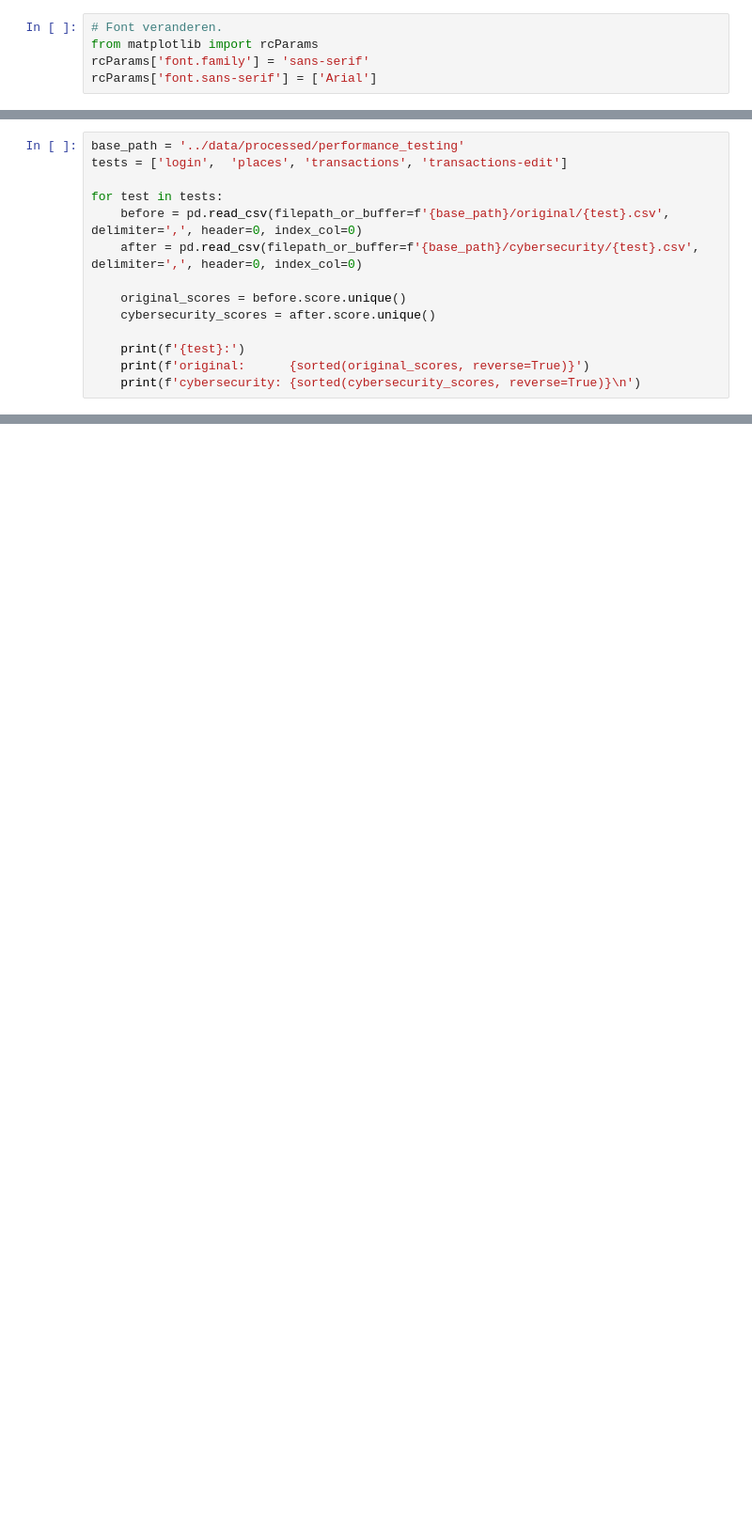
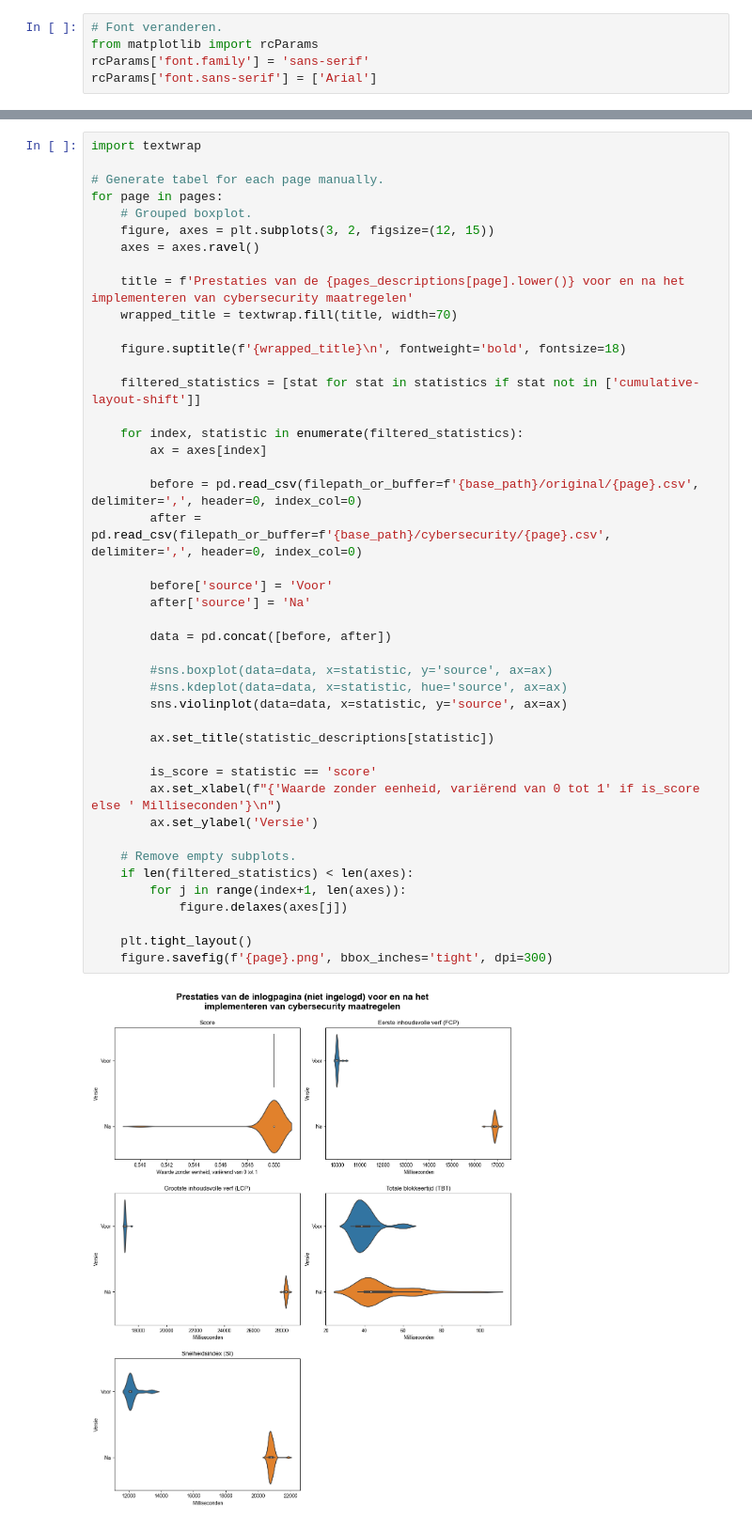
Before and after one commit to jorenvermeersch/bachelorproef-prestatietesten, a Jupyter notebook: data_analysis_and_visualization/performance_testing_frontend/graphs.ipynb, the cells around one changed output, grey strips where cells are left out. Shown at 94% size. Drawn from its saved outputs; the diff is of its cells as text; blank space fills up the shorter version.

Commit message:
graphs lighthouse tests

```diff
--- a/data_analysis_and_visualization/performance_testing_frontend/graphs.ipynb
+++ b/data_analysis_and_visualization/performance_testing_frontend/graphs.ipynb
@@ -123,14 +62,0 @@ plt.show()
-# %%
-base_path = '../data/processed/performance_testing'
-tests = ['login',  'places', 'transactions', 'transactions-edit']
-
-for test in tests:
-    before = pd.read_csv(filepath_or_buffer=f'{base_path}/original/{test}.csv', delimiter=',', header=0, index_col=0)
-    after = pd.read_csv(filepath_or_buffer=f'{base_path}/cybersecurity/{test}.csv', delimiter=',', header=0, index_col=0)
-
-    original_scores = before.score.unique()
-    cybersecurity_scores = after.score.unique()
-
-    print(f'{test}:')
-    print(f'original:      {sorted(original_scores, reverse=True)}')
-    print(f'cybersecurity: {sorted(cybersecurity_scores, reverse=True)}\n')
@@ -152,0 +67,46 @@ cybersecurity: [0.68, 0.67, 0.66, 0.65, 0.64, 0.62, 0.61, 0.6, 0.59, 0.58, 0.57,
+# %%
+import textwrap
+
+# Generate tabel for each page manually.
+for page in pages:
+    # Grouped boxplot.
+    figure, axes = plt.subplots(3, 2, figsize=(12, 15))
+    axes = axes.ravel()
+
+    title = f'Prestaties van de {pages_descriptions[page].lower()} voor en na het implementeren van cybersecurity maatregelen'
+    wrapped_title = textwrap.fill(title, width=70)
+
+    figure.suptitle(f'{wrapped_title}\n', fontweight='bold', fontsize=18)
+
+    filtered_statistics = [stat for stat in statistics if stat not in ['cumulative-layout-shift']]
+
+    for index, statistic in enumerate(filtered_statistics):
+        ax = axes[index]
+
+        before = pd.read_csv(filepath_or_buffer=f'{base_path}/original/{page}.csv', delimiter=',', header=0, index_col=0)
+        after = pd.read_csv(filepath_or_buffer=f'{base_path}/cybersecurity/{page}.csv', delimiter=',', header=0, index_col=0)
+
+        before['source'] = 'Voor'
+        after['source'] = 'Na'
+
+        data = pd.concat([before, after])
+
+        #sns.boxplot(data=data, x=statistic, y='source', ax=ax)
+        #sns.kdeplot(data=data, x=statistic, hue='source', ax=ax)
+        sns.violinplot(data=data, x=statistic, y='source', ax=ax)
+
+        ax.set_title(statistic_descriptions[statistic])
+
+        is_score = statistic == 'score'
+        ax.set_xlabel(f"{'Waarde zonder eenheid, variërend van 0 tot 1' if is_score else ' Milliseconden'}\n")
+        ax.set_ylabel('Versie')
+
+    # Remove empty subplots.
+    if len(filtered_statistics) < len(axes):
+        for j in range(index+1, len(axes)):
+            figure.delaxes(axes[j])
+
+    plt.tight_layout()
+    figure.savefig(f'{page}.png', bbox_inches='tight', dpi=300)
+# %% [output]
+[figure, added]
```
Also changed, not shown: parts of 10 cells of this notebook, 1 other file.
